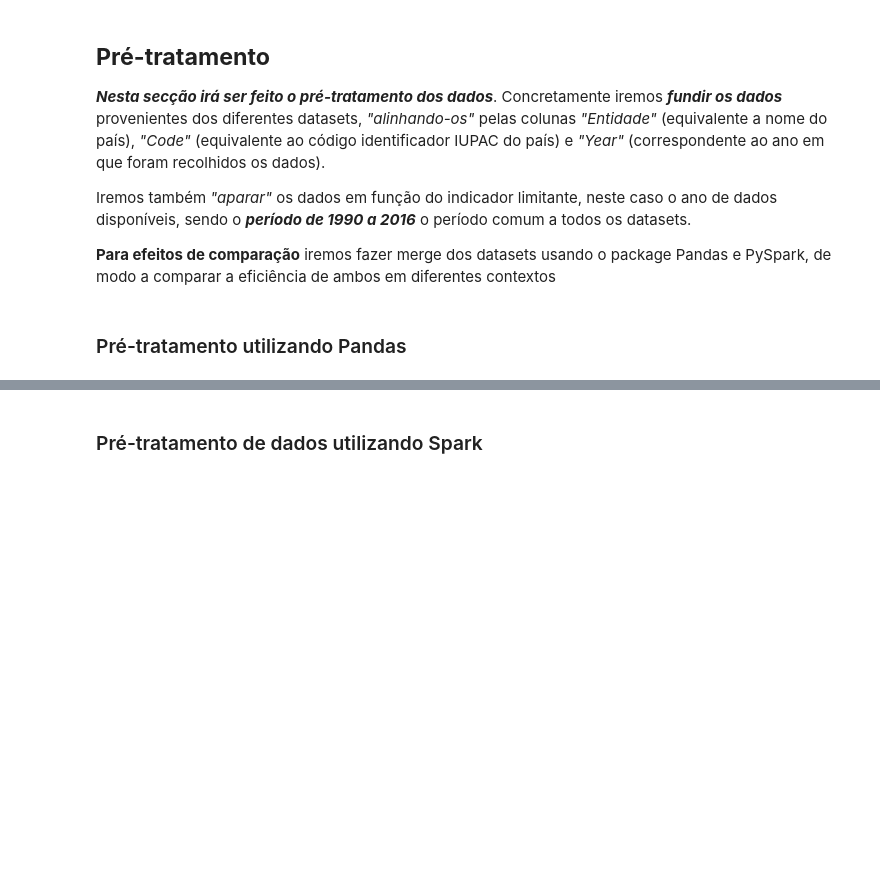
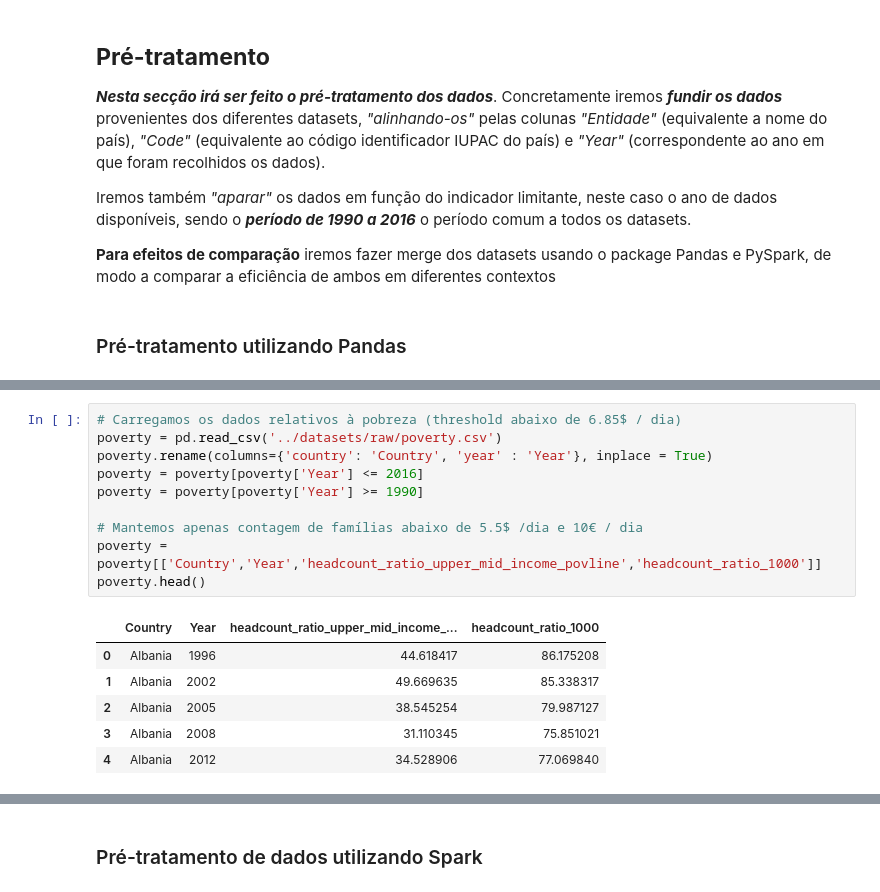
Before and after one commit to rezekiz/big-data-analysis, a Jupyter notebook: notebooks/main.ipynb, the cells around one changed output, grey strips where cells are left out. Saved outputs shown, nothing was run; the diff lists cells and outputs as text; blank space fills up the shorter version.

```diff
--- a/main.ipynb
+++ b/notebooks/main.ipynb
@@ -69,0 +63,17 @@ merged.head()
+# %%
+# Carregamos os dados relativos à pobreza (threshold abaixo de 6.85$ / dia)
+poverty = pd.read_csv('../datasets/raw/poverty.csv')
+poverty.rename(columns={'country': 'Country', 'year' : 'Year'}, inplace = True)
+poverty = poverty[poverty['Year'] <= 2016]
+poverty = poverty[poverty['Year'] >= 1990]
+
+# Mantemos apenas contagem de famílias abaixo de 5.5$ /dia e 10€ / dia
+poverty = poverty[['Country','Year','headcount_ratio_upper_mid_income_povline','headcount_ratio_1000']]
+poverty.head()
+# %% [output]
+|  | Country | Year | headcount_ratio_upper_mid_income_... | headcount_ratio_1000 |
+| 0 | Albania | 1996 | 44.618417 | 86.175208 |
+| 1 | Albania | 2002 | 49.669635 | 85.338317 |
+| 2 | Albania | 2005 | 38.545254 | 79.987127 |
+| 3 | Albania | 2008 | 31.110345 | 75.851021 |
+| 4 | Albania | 2012 | 34.528906 | 77.069840 |
```
Also changed, not shown: parts of 20 cells of this notebook, 8 other files.
